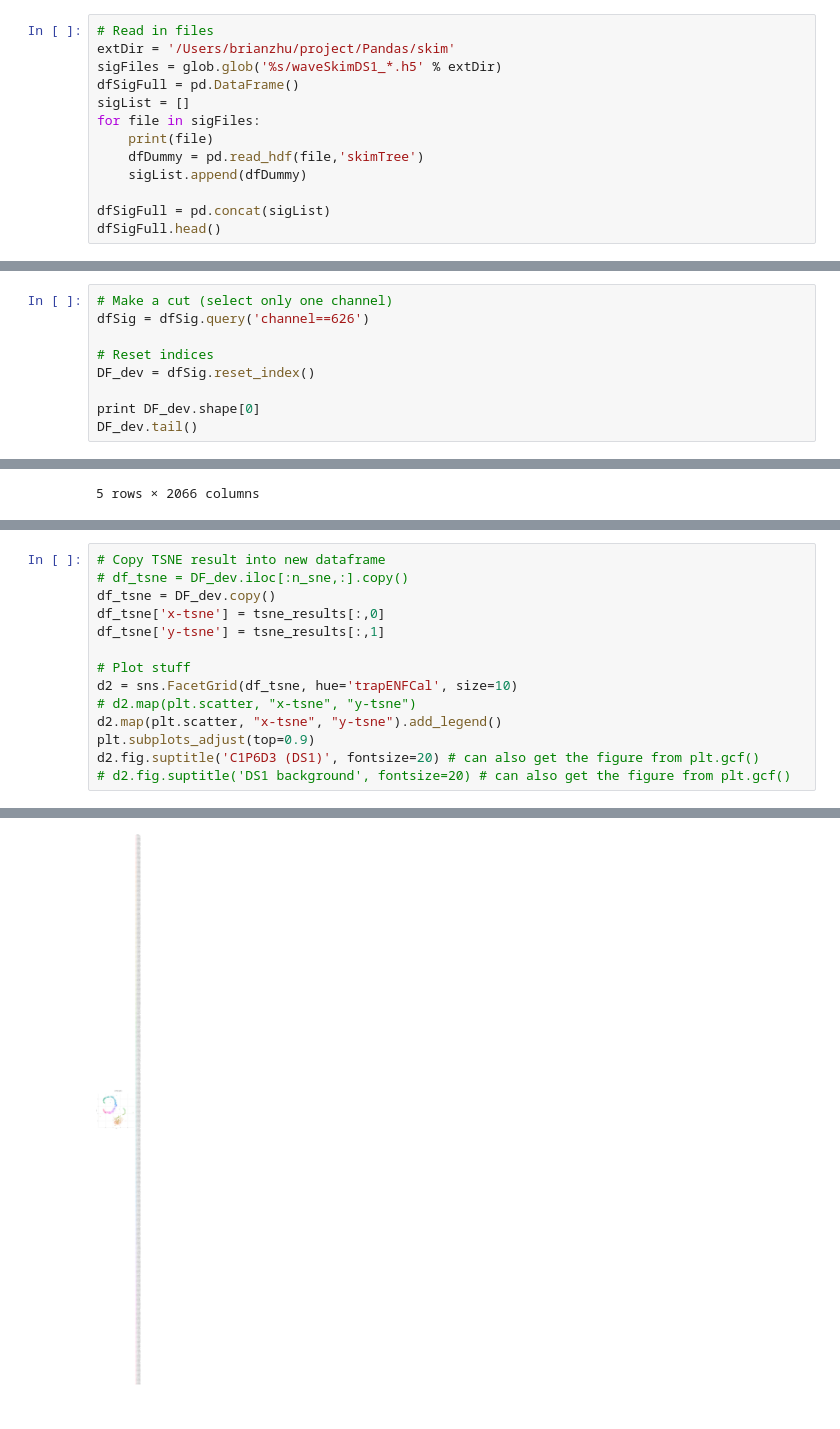
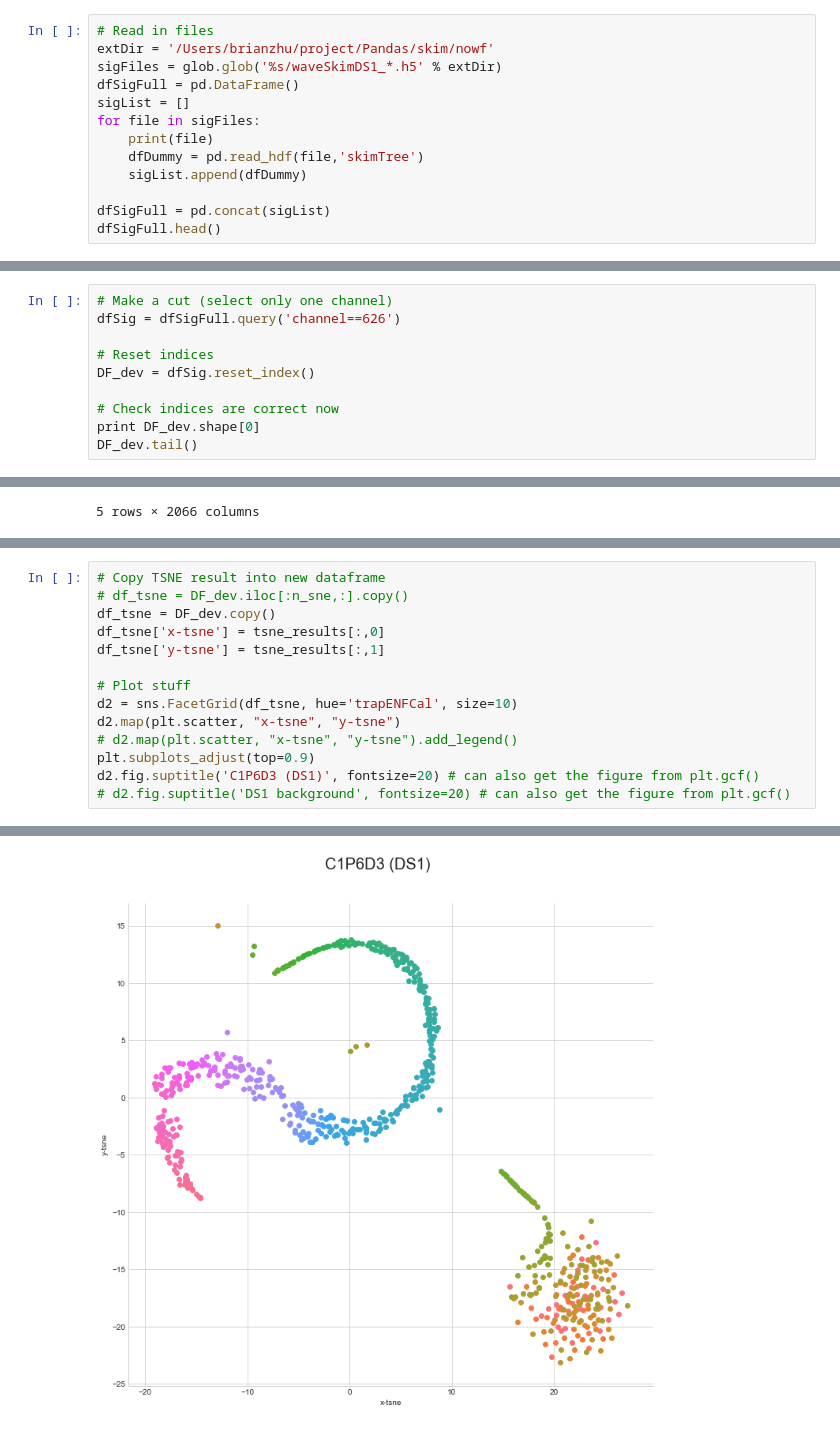
Before and after one commit to bxyzhu/IPython, a Jupyter notebook: WaveletPacketTSNE.ipynb, the cells around one changed output, grey strips where cells are left out. Drawn from its saved outputs; the diff is of its cells as text.

```diff
--- a/WaveletPacketTSNE.ipynb
+++ b/WaveletPacketTSNE.ipynb
@@ -18,6 +19,6 @@ sns.set_style('whitegrid') # Style style so background is white
 # %%
 # Read in files
-extDir = '/Users/brianzhu/project/Pandas/skim'
+extDir = '/Users/brianzhu/project/Pandas/skim/nowf'
 sigFiles = glob.glob('%s/waveSkimDS1_*.h5' % extDir)
 dfSigFull = pd.DataFrame()
 sigList = []
@@ -68,11 +69,12 @@ dfSigFull.tail()
 5 rows × 2054 columns
 # %%
 # Make a cut (select only one channel)
-dfSig = dfSig.query('channel==626')
+dfSig = dfSigFull.query('channel==626')
 
 # Reset indices
 DF_dev = dfSig.reset_index()
 
+# Check indices are correct now
 print DF_dev.shape[0]
 DF_dev.tail()
 # %% [output]
@@ -174,17 +174,17 @@ t-SNE done! Time elapsed: 4.949 seconds
 # %%
 # Copy TSNE result into new dataframe
 # df_tsne = DF_dev.iloc[:n_sne,:].copy()
 df_tsne = DF_dev.copy()
 df_tsne['x-tsne'] = tsne_results[:,0]
 df_tsne['y-tsne'] = tsne_results[:,1]
 
 # Plot stuff
 d2 = sns.FacetGrid(df_tsne, hue='trapENFCal', size=10)
-# d2.map(plt.scatter, "x-tsne", "y-tsne")
-d2.map(plt.scatter, "x-tsne", "y-tsne").add_legend()
+d2.map(plt.scatter, "x-tsne", "y-tsne")
+# d2.map(plt.scatter, "x-tsne", "y-tsne").add_legend()
 plt.subplots_adjust(top=0.9)
 d2.fig.suptitle('C1P6D3 (DS1)', fontsize=20) # can also get the figure from plt.gcf()
 # d2.fig.suptitle('DS1 background', fontsize=20) # can also get the figure from plt.gcf()
 # %% [output]
 <matplotlib.text.Text at 0x...>
-[figure, old version]
+[figure, new version]
```
Also changed, not shown: parts of 3 cells of this notebook, 1 other file.
